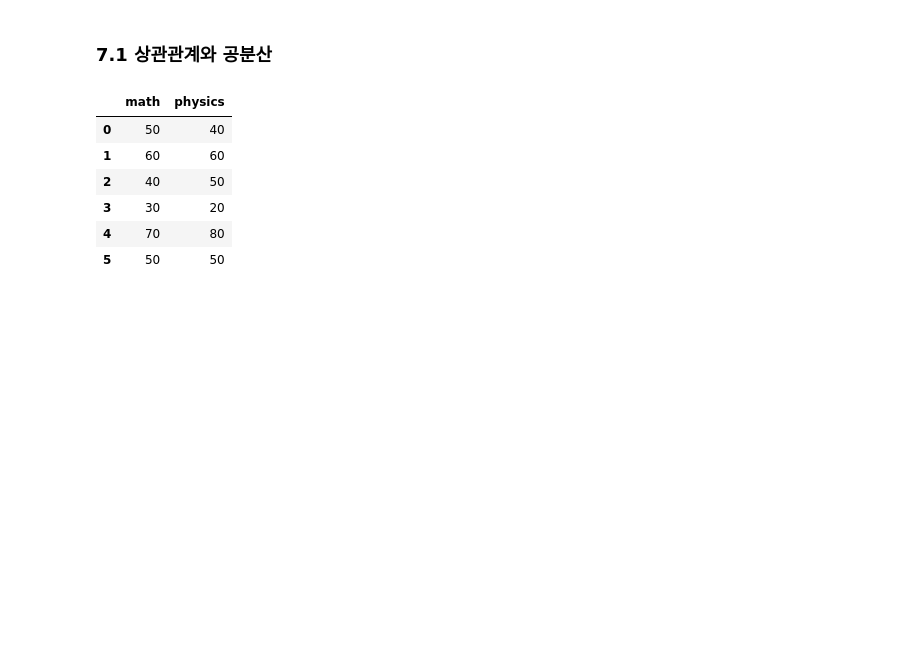
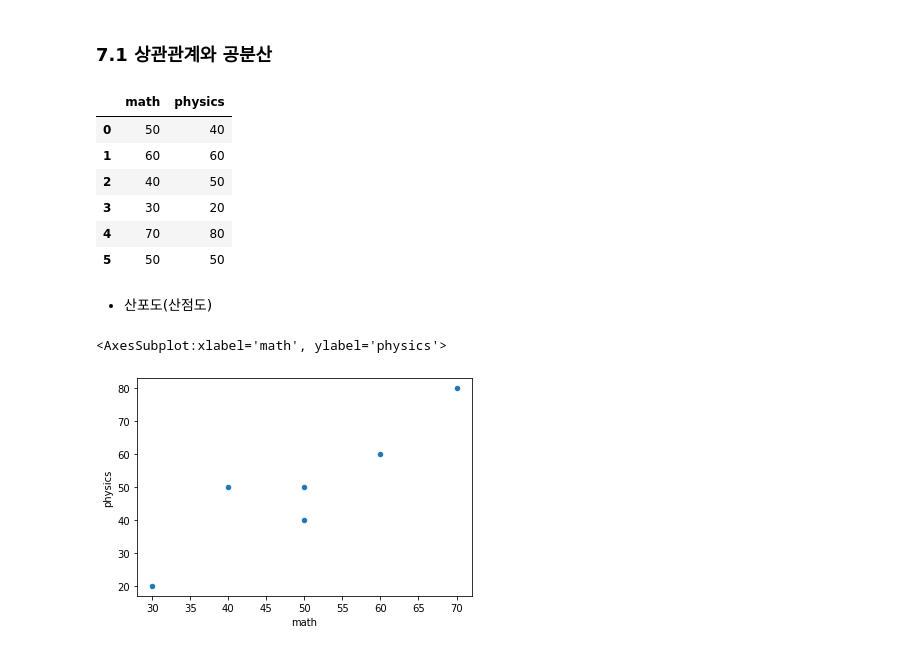
Before and after one commit to seok9924/TDL, a Jupyter notebook: Data Analysis/Data Analysis Day 4 - Pandas.ipynb, the cells around one changed output. Cells and saved outputs as stored; diff of their text form; code cells hidden in the pictures; blank space fills up the shorter version.

```diff
--- a/Data Analysis/Data Analysis Day 4 - Pandas.ipynb
+++ b/Data Analysis/Data Analysis Day 4 - Pandas.ipynb
@@ -621,3 +621,5 @@ df
 | 3 | 30 | 20 |
 | 4 | 70 | 80 |
 | 5 | 50 | 50 |
+# %% [markdown]
+- 산포도(산점도)
@@ -623,0 +628,5 @@ df
+# %%
+df.plot(kind='scatter',x='math',y='physics') #선그래프
+# %% [output]
+<AxesSubplot:xlabel='math', ylabel='physics'>
+[figure, added]
```
Also changed, not shown: parts of 11 cells of this notebook, 14 other files.
